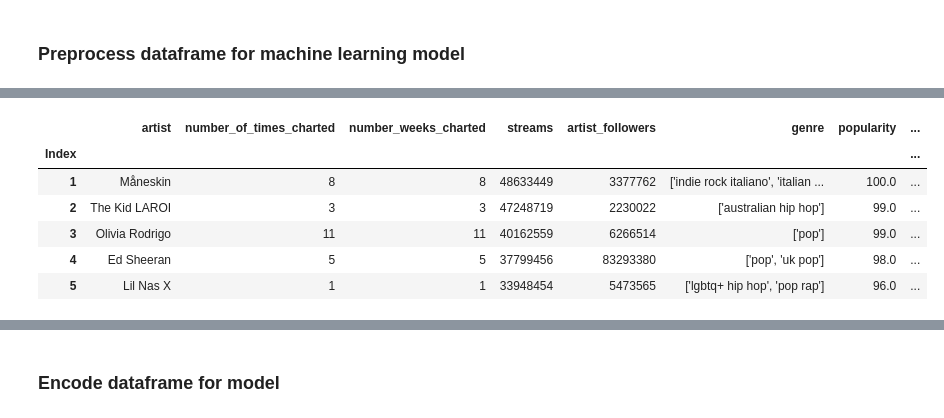
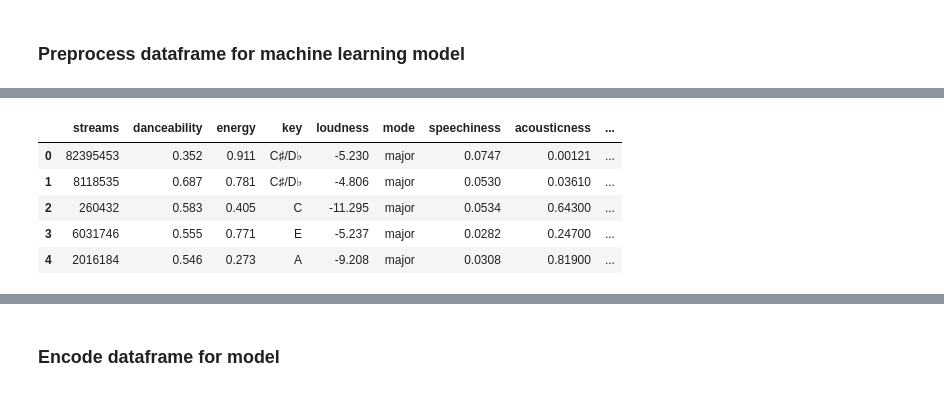
Before and after one commit to aseo67/Top_Songs_Analysis, a Jupyter notebook: TopSongsAnalysis_Model.ipynb, the cells around one changed output, grey strips where cells are left out. Cells and saved outputs as stored; diff of their text form; code cells hidden in the pictures.

```diff
--- a/TopSongsAnalysis_Model.ipynb
+++ b/TopSongsAnalysis_Model.ipynb
@@ -24,6 +24,6 @@ engine = create_engine(f'postgresql://postgres:{password}@localhost:5432/project
 Enter database password.········
 # %%
 # Read in Spotify song data from database
-song_df = pd.read_sql('SELECT * FROM top_songs;', engine, index_col='Index')
+song_df = pd.read_sql('SELECT * FROM songs;', engine, index_col='song_id')
 song_df.head()
 # %% [output]
@@ -44,6 +43,6 @@ song_ml_df = song_df.copy()
 bins = [0, 1, 200]
 group_names = [1, 0]
 
-song_ml_df['number_one'] = pd.cut(song_ml_df['highest_charting_position'], bins, labels=group_names)
+song_ml_df['number_one'] = pd.cut(song_ml_df['position'], bins, labels=group_names)
 song_ml_df.head()
 # %% [output]
@@ -78,12 +78,6 @@ number_one                        category
 dtype: object
 # %%
-# Update 'week_of_highest_charting_start', 'week_of_highest_charting_start', 'Release Date' columns as datetime data type
-song_ml_df['week_of_highest_charting_start'] = pd.to_datetime(song_ml_df['week_of_highest_charting_start'])
-song_ml_df['week_of_highest_charting_end'] = pd.to_datetime(song_ml_df['week_of_highest_charting_start'])
-song_ml_df['release_date'] = pd.to_datetime(song_ml_df['release_date'], format="%Y-%m-%d")
-
 # Change 'number_one' data type to integer
 song_ml_df['number_one'] = song_ml_df['number_one'].astype('int64')
-
 song_ml_df.dtypes
 # %% [output]
@@ -106,3 +102,7 @@ number_one                                 int64
 dtype: object
 # %% [markdown]
 ### Preprocess dataframe for machine learning model
+# %%
+# Reset index of dataframe
+song_ml_df = song_ml_df.reset_index()
+song_ml_df.head()
@@ -109,13 +116,12 @@ dtype: object
 # %%
-# Drop the non-beneficial ID columns('song_id', 'song_name') & date columns & 'highest_charting_position' column (redundant with 'number_one' column.
-song_ml_df = song_ml_df.drop(['song_id', 'song_name', 'week_of_highest_charting_start', 'week_of_highest_charting_end', 'release_date', 'highest_charting_position'], 1)
+# Drop the non-beneficial ID columns('song_id', 'song', 'artist') & 'position' (redundant with 'number_one' column)
+song_ml_df = song_ml_df.drop(['song_id', 'song', 'artist', 'position'], 1)
 song_ml_df.head()
 # %% [output]
-|  | artist | number_of_times_charted | number_weeks_charted | streams | artist_followers | genre | popularity | ... |
-| Index |  |  |  |  |  |  |  | ... |
-| 1 | Måneskin | 8 | 8 | 48633449 | 3377762 | ['indie rock italiano', 'italian ... | 100.0 | ... |
-| 2 | The Kid LAROI | 3 | 3 | 47248719 | 2230022 | ['australian hip hop'] | 99.0 | ... |
-| 3 | Olivia Rodrigo | 11 | 11 | 40162559 | 6266514 | ['pop'] | 99.0 | ... |
-| 4 | Ed Sheeran | 5 | 5 | 37799456 | 83293380 | ['pop', 'uk pop'] | 98.0 | ... |
-| 5 | Lil Nas X | 1 | 1 | 33948454 | 5473565 | ['lgbtq+ hip hop', 'pop rap'] | 96.0 | ... |
+|  | streams | danceability | energy | key | loudness | mode | speechiness | acousticness | ... |
+| 0 | 82395453 | 0.352 | 0.911 | C♯/D♭ | -5.230 | major | 0.0747 | 0.00121 | ... |
+| 1 | 8118535 | 0.687 | 0.781 | C♯/D♭ | -4.806 | major | 0.0530 | 0.03610 | ... |
+| 2 | 260432 | 0.583 | 0.405 | C | -11.295 | major | 0.0534 | 0.64300 | ... |
+| 3 | 6031746 | 0.555 | 0.771 | E | -5.237 | major | 0.0282 | 0.24700 | ... |
+| 4 | 2016184 | 0.546 | 0.273 | A | -9.208 | major | 0.0308 | 0.81900 | ... |
 # %%
```
Also changed, not shown: parts of 26 cells of this notebook.
